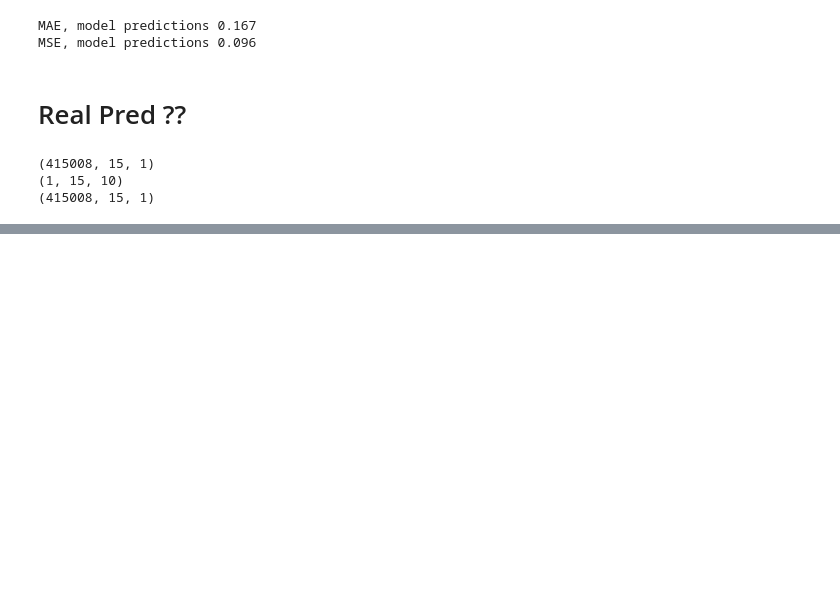
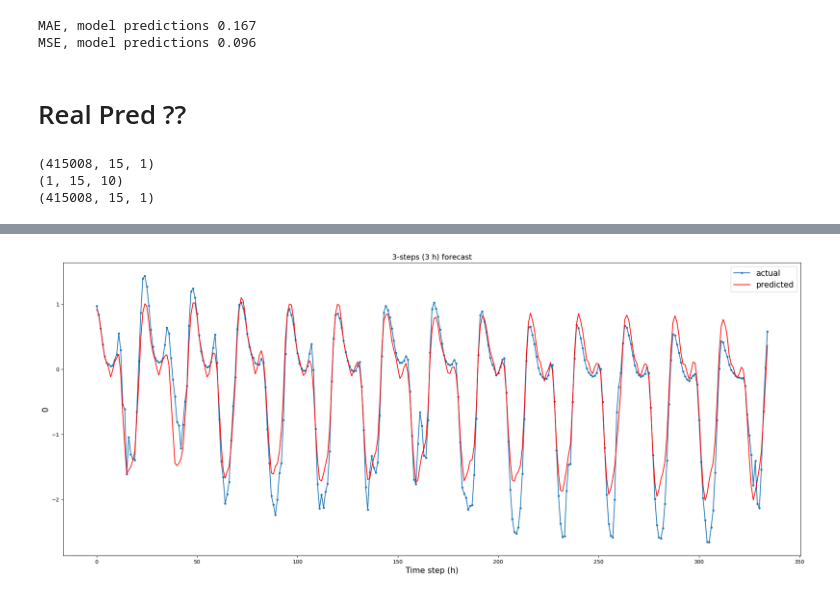
Before and after one commit to matthiasjahnIBM/PatchTST, a Jupyter notebook: PatchTST_supervised/PatchTST_visualization.ipynb, the cells around one changed output, grey strips where cells are left out. Cells and saved outputs as stored; diff of their text form; code cells hidden in the pictures; blank space fills up the shorter version.

```diff
--- a/PatchTST_supervised/PatchTST_visualization.ipynb
+++ b/PatchTST_supervised/PatchTST_visualization.ipynb
@@ -254,0 +292,20 @@ plt.show()
+# %%
+# 1 day = 1440, 12h = 720, 6h= 360
+i = 24*7*2
+h = 1
+aa=[x for x in range(i)]
+plt.figure(figsize=(25,10))
+
+l = 167
+true_column = df_true[df_true.columns[0]]
+pred_column = df_pred[df_pred.columns[l]]
+
+plt.plot(aa[:-h], true_column[-i:-h], marker='.', label="actual")
+plt.plot(aa[:-h], pred_column[-i+h:], 'r', label="predicted")
+plt.ylabel(df_pred.columns[0], size=15)
+plt.xlabel('Time step (h)', size=15)
+plt.title('3-steps (3 h) forecast', fontsize=14)
+plt.legend(fontsize=15)
+plt.show()
+# %% [output]
+[figure, added]
```
Also changed, not shown: parts of 5 cells of this notebook, 10 other files.
